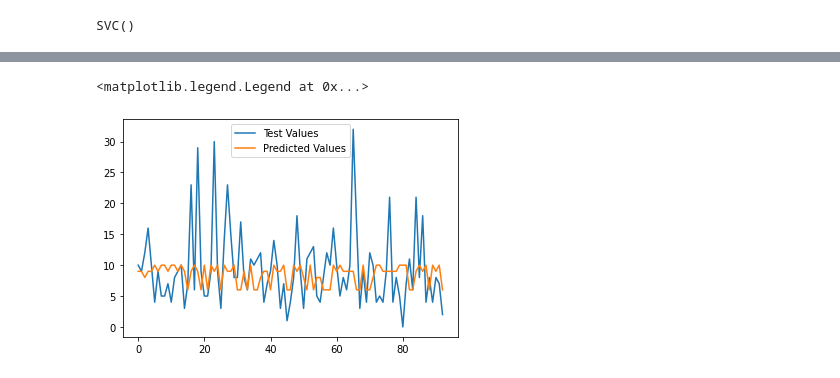
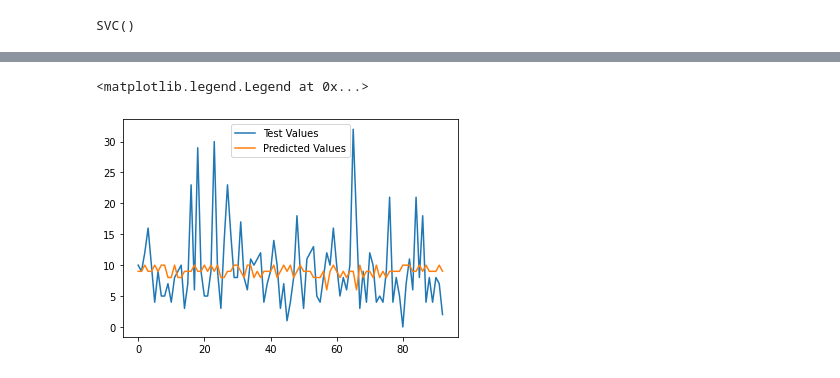
Before and after one commit to michalmullen/machine-learning, a Jupyter notebook: notebooks/coffeeShopAD.ipynb, the cells around one changed output, grey strips where cells are left out. Cells and saved outputs as stored; diff of their text form; code cells hidden in the pictures.

```diff
--- a/notebooks/coffeeShopAD.ipynb
+++ b/notebooks/coffeeShopAD.ipynb
@@ -102,7 +102,7 @@ for i in range(69, 74):
 # Uncomment line below change/enter id number in same line
 # For the graphs bellow make sure that the algorithms have the most optimal variables
 
-# dataset = dataset[dataset.product_id == 73]
-x = dataset[['weekday', 'product_id']]
+# dataset = dataset[dataset.product_id == 69]
+x = dataset[['weekday', 'product_id', 'sales_outlet_id']]
 x[0:20]
 # %% [output]
@@ -289,9 +289,9 @@ The best accuracy was with 0.15053763440860216 with type = rbf
 # %%
-neigh = svm.SVC(kernel='linear').fit(X_train,y_train)
+neigh = svm.SVC(kernel='sigmoid').fit(X_train,y_train)
 yhat3=neigh.predict(X_test)
 plt.plot(y_test.values)
 plt.plot(yhat3)
 plt.legend(('Test Values', 'Predicted Values'))
 # %% [output]
 <matplotlib.legend.Legend at 0x...>
-[figure, old version]
+[figure, new version]
```
Also changed, not shown: parts of 9 cells of this notebook.
